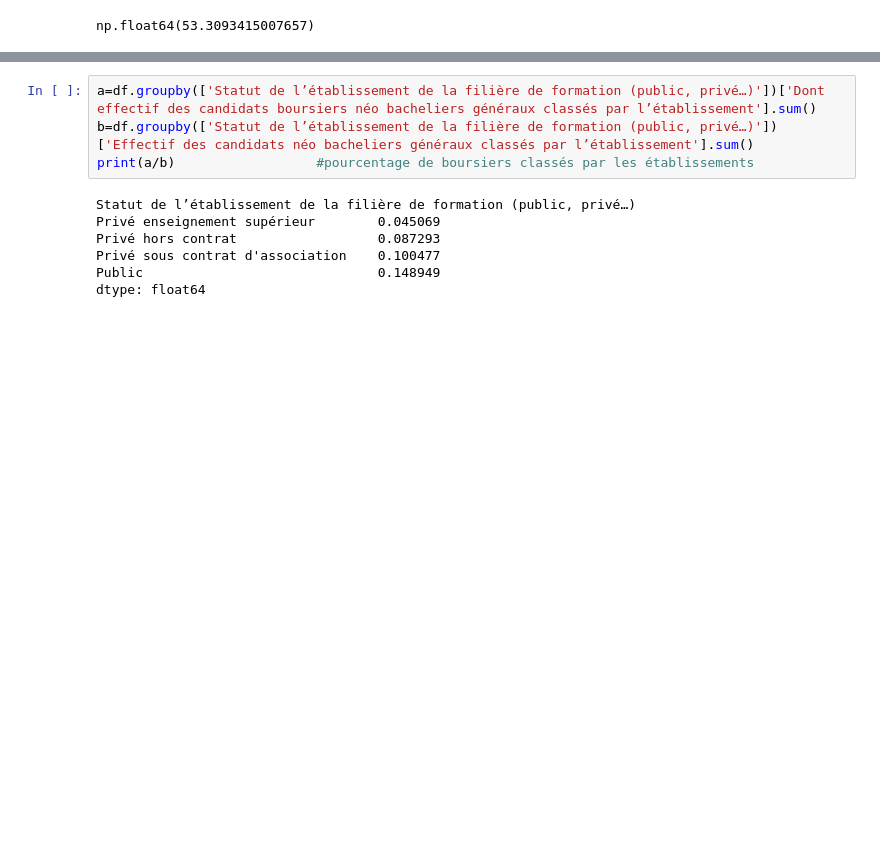
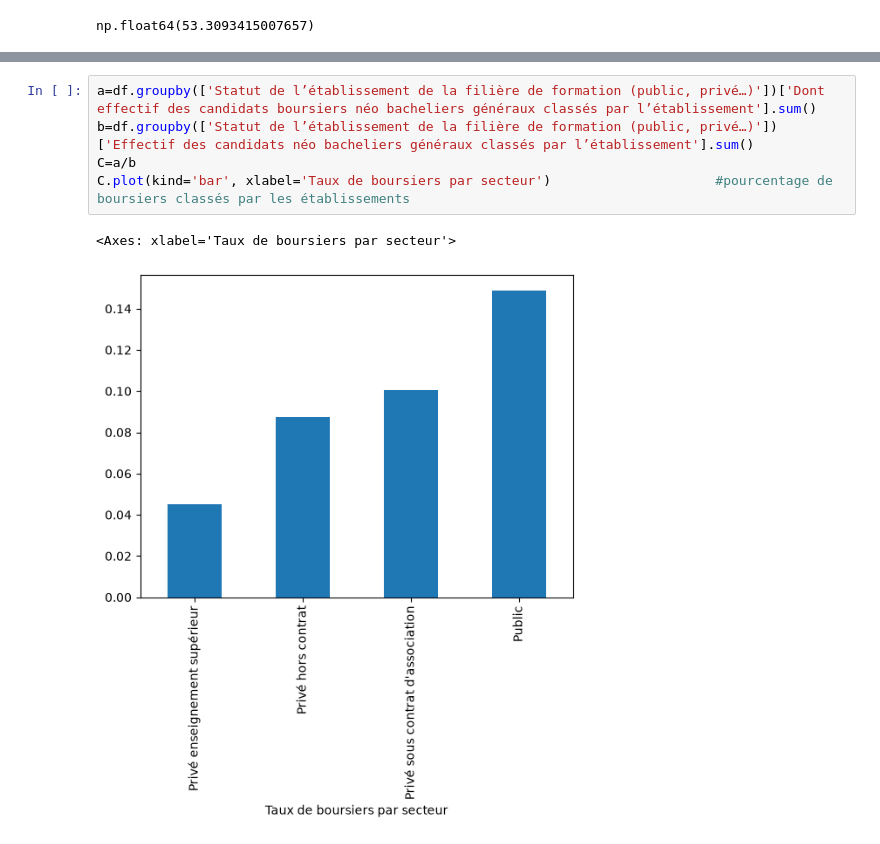
Before and after one commit to BenGrlt/PandasTP, a Jupyter notebook: TP_pandas.ipynb, the cells around one changed output, grey strips where cells are left out. Drawn from its saved outputs; the diff is of its cells as text; blank space fills up the shorter version.

```diff
--- a/TP_pandas.ipynb
+++ b/TP_pandas.ipynb
@@ -78,11 +75,8 @@ NameError: name 'plot' is not defined
 # %%
 a=df.groupby(['Statut de l’établissement de la filière de formation (public, privé…)'])['Dont effectif des candidats boursiers néo bacheliers généraux classés par l’établissement'].sum()
 b=df.groupby(['Statut de l’établissement de la filière de formation (public, privé…)'])['Effectif des candidats néo bacheliers généraux classés par l’établissement'].sum()
-print(a/b)                  #pourcentage de boursiers classés par les établissements
+C=a/b
+C.plot(kind='bar', xlabel='Taux de boursiers par secteur')                     #pourcentage de boursiers classés par les établissements
 # %% [output]
-Statut de l’établissement de la filière de formation (public, privé…)
-Privé enseignement supérieur        0.045069
-Privé hors contrat                  0.087293
-Privé sous contrat d'association    0.100477
-Public                              0.148949
-dtype: float64
+<Axes: xlabel='Taux de boursiers par secteur'>
+[figure, added]
```
Also changed, not shown: parts of 5 cells of this notebook.
